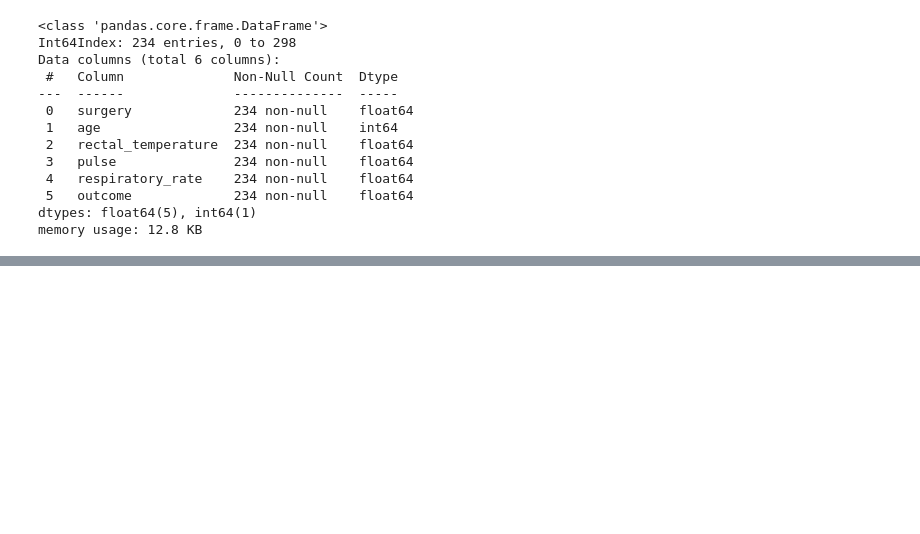
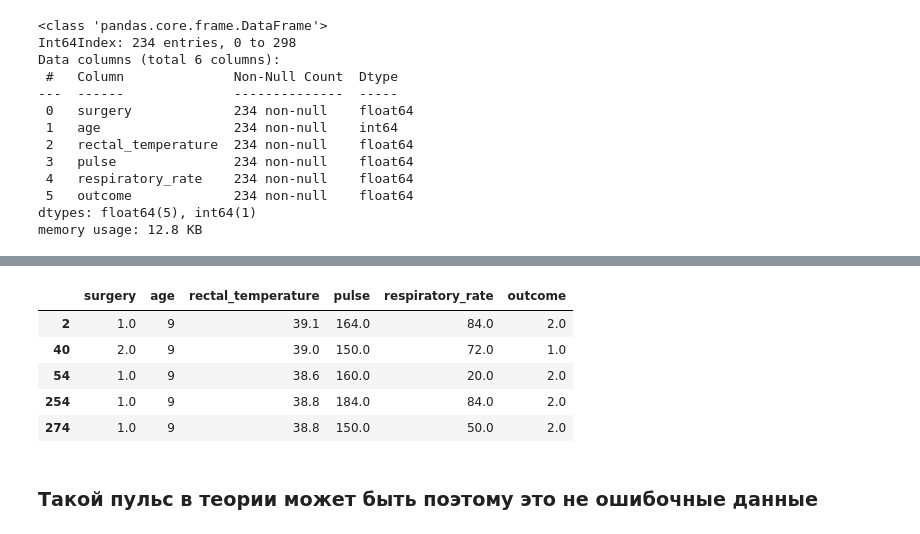
Before and after one commit to MaxgorData/netelogy_learning, a Jupyter notebook: netology_learning/DZ_15_basic_statistic.ipynb, the cells around one changed output, grey strips where cells are left out. Saved outputs shown, nothing was run; the diff lists cells and outputs as text; code cells hidden in the pictures; blank space fills up the shorter version.

```diff
--- a/netology_learning/DZ_15_basic_statistic.ipynb
+++ b/netology_learning/DZ_15_basic_statistic.ipynb
@@ -394,3 +399,11 @@ Data columns (total 6 columns):
  5   outcome             234 non-null    float64
 dtypes: float64(5), int64(1)
 memory usage: 12.8 KB
+# %%
+q1 = replaced_db['pulse'].quantile(0.25)
+q3 = replaced_db['pulse'].quantile(0.75)
+iqr = q3 - q1
+lower_bound = q1 - (1.5 * iqr)
+upper_bound = q3 + (1.5 * iqr)
+remove_outliers = replaced_db[replaced_db['pulse'].between(lower_bound, upper_bound, inclusive=True)]
+remove_outliers['pulse']
@@ -396,0 +423,11 @@ memory usage: 12.8 KB
+# %%
+replaced_db[~replaced_db['pulse'].between(lower_bound, upper_bound, inclusive=True)]
+# %% [output]
+|  | surgery | age | rectal_temperature | pulse | respiratory_rate | outcome |
+| 2 | 1.0 | 9 | 39.1 | 164.0 | 84.0 | 2.0 |
+| 40 | 2.0 | 9 | 39.0 | 150.0 | 72.0 | 1.0 |
+| 54 | 1.0 | 9 | 38.6 | 160.0 | 20.0 | 2.0 |
+| 254 | 1.0 | 9 | 38.8 | 184.0 | 84.0 | 2.0 |
+| 274 | 1.0 | 9 | 38.8 | 150.0 | 50.0 | 2.0 |
+# %% [markdown]
+### Такой пульс в теории может быть поэтому это не ошибочные данные
```
Also changed, not shown: parts of 3 cells of this notebook.
